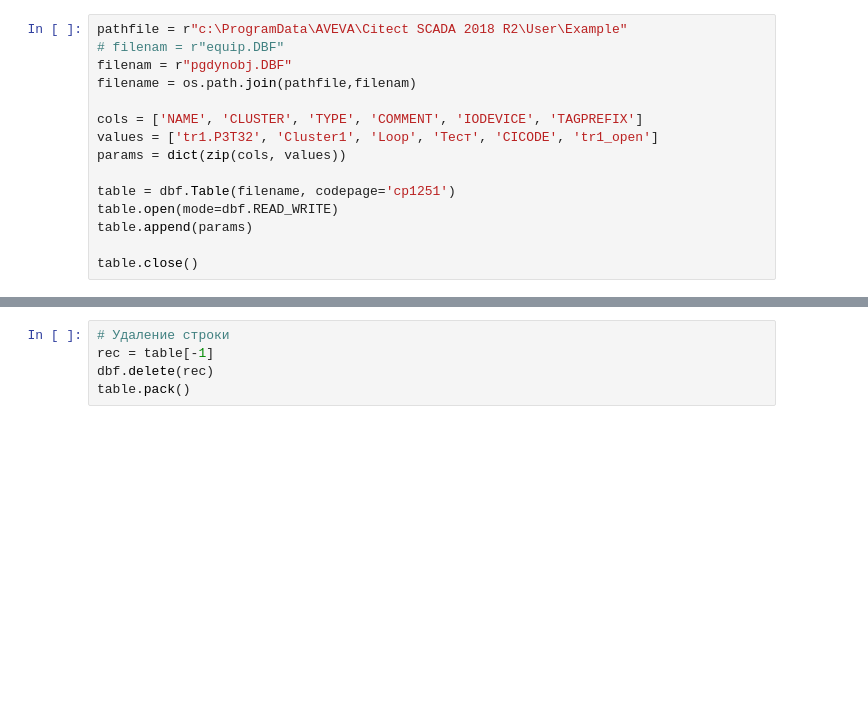
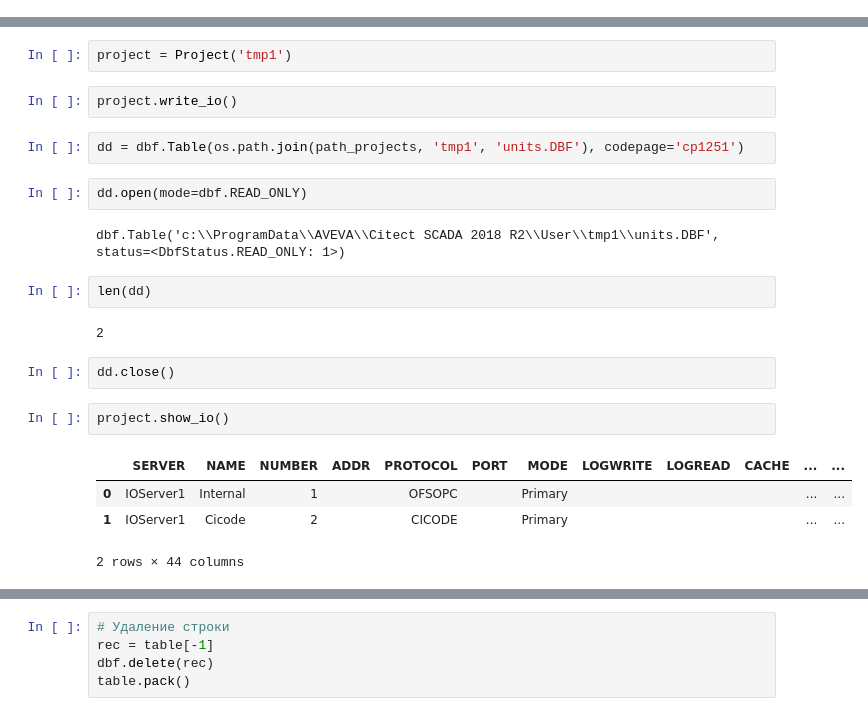
Before and after one commit to alermar69/myPython, a Jupyter notebook: ACY/dbf_scada.ipynb, the cells around one changed output, grey strips where cells are left out. Drawn from its saved outputs; the diff is of its cells as text; blank space fills up the shorter version.

```diff
--- a/ACY/dbf_scada.ipynb
+++ b/ACY/dbf_scada.ipynb
@@ -7,15 +6,0 @@ import pandas as pd
-# %%
-pathfile = r"c:\ProgramData\AVEVA\Citect SCADA 2018 R2\User\Example"
-# filenam = r"equip.DBF"
-filenam = r"pgdynobj.DBF"
-filename = os.path.join(pathfile,filenam)
-
-cols = ['NAME', 'CLUSTER', 'TYPE', 'COMMENT', 'IODEVICE', 'TAGPREFIX']
-values = ['tr1.P3T32', 'Cluster1', 'Loop', 'Тест', 'CICODE', 'tr1_open']
-params = dict(zip(cols, values))
-
-table = dbf.Table(filename, codepage='cp1251')
-table.open(mode=dbf.READ_WRITE)
-table.append(params)
-
-table.close()
@@ -21,0 +102,23 @@ table.close()
+# %%
+project = Project('tmp1')
+# %%
+project.write_io()
+# %%
+dd = dbf.Table(os.path.join(path_projects, 'tmp1', 'units.DBF'), codepage='cp1251')
+# %%
+dd.open(mode=dbf.READ_ONLY)
+# %% [output]
+dbf.Table('c:\\ProgramData\\AVEVA\\Citect SCADA 2018 R2\\User\\tmp1\\units.DBF', status=<DbfStatus.READ_ONLY: 1>)
+# %%
+len(dd)
+# %% [output]
+2
+# %%
+dd.close()
+# %%
+project.show_io()
+# %% [output]
+|  | SERVER | NAME | NUMBER | ADDR | PROTOCOL | PORT | MODE | LOGWRITE | LOGREAD | CACHE | ... | ... |
+| 0 | IOServer1 | Internal | 1 |  | OFSOPC |  | Primary |  |  |  | ... | ... |
+| 1 | IOServer1 | Cicode | 2 |  | CICODE |  | Primary |  |  |  | ... | ... |
+2 rows × 44 columns
```
Also changed, not shown: parts of 7 cells of this notebook, 1 other file.
